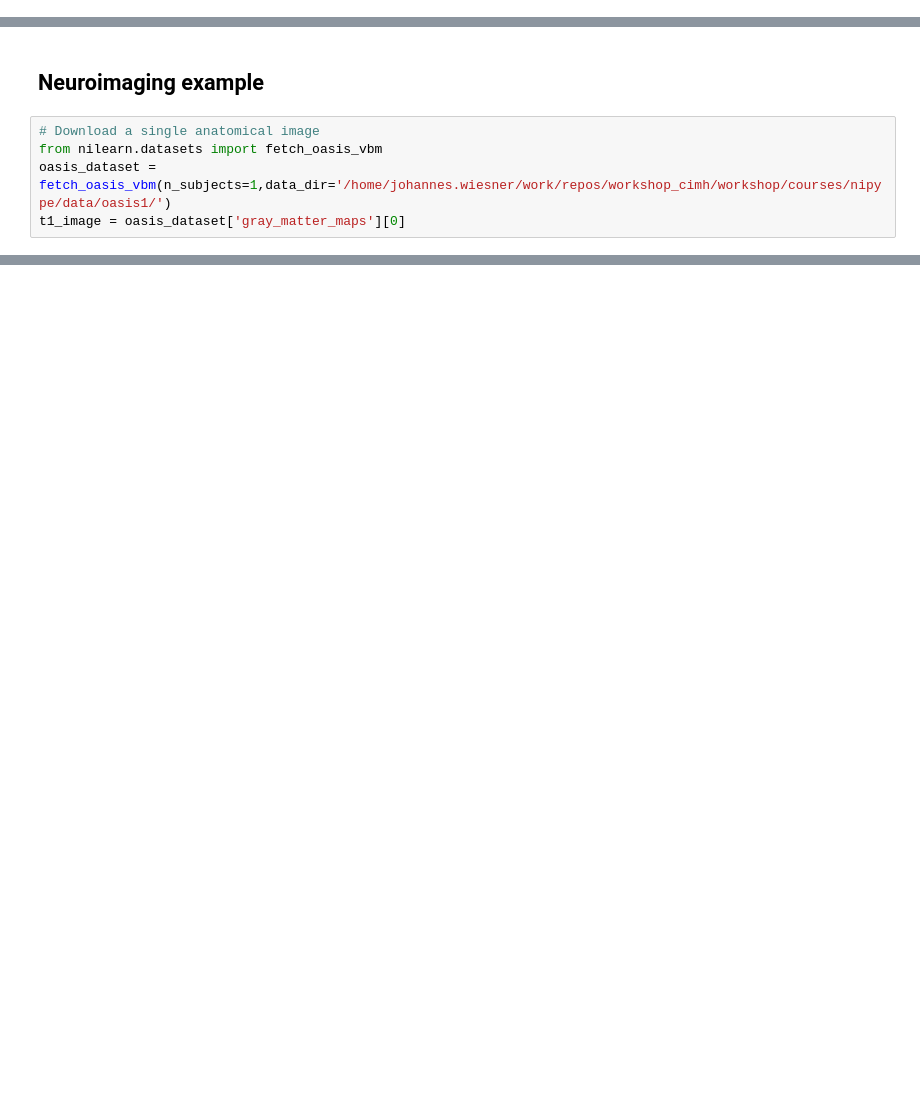
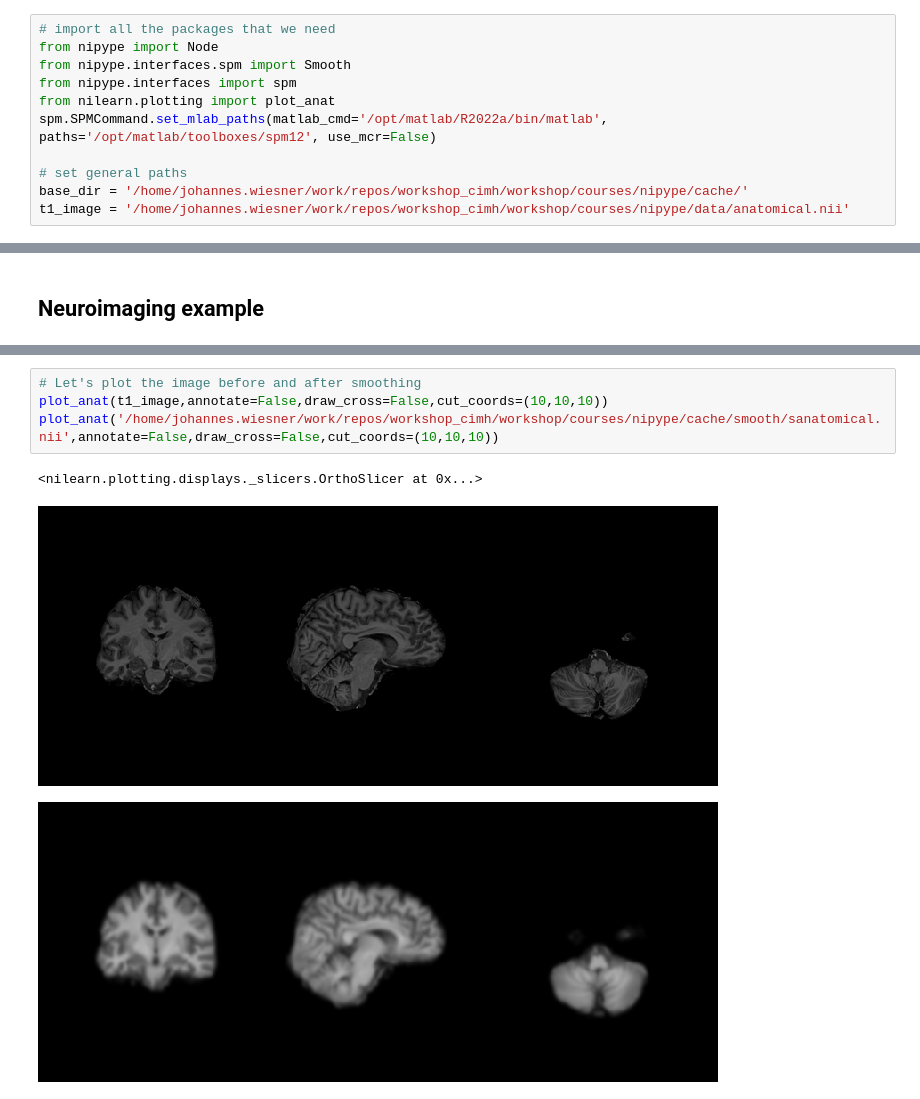
Before and after one commit to JohannesWiesner/workshop_cimh, a Jupyter notebook: _sources/courses/nipype/code/nipype_2_introduction.ipynb, the cells around one changed output, grey strips where cells are left out. Drawn from its saved outputs; the diff is of its cells as text; blank space fills up the shorter version.

```diff
--- a/_sources/courses/nipype/code/nipype_2_introduction.ipynb
+++ b/_sources/courses/nipype/code/nipype_2_introduction.ipynb
@@ -2,0 +5,11 @@
+# %%
+# import all the packages that we need
+from nipype import Node
+from nipype.interfaces.spm import Smooth
+from nipype.interfaces import spm
+from nilearn.plotting import plot_anat
+spm.SPMCommand.set_mlab_paths(matlab_cmd='/opt/matlab/R2022a/bin/matlab', paths='/opt/matlab/toolboxes/spm12', use_mcr=False)
+
+# set general paths
+base_dir = '/home/johannes.wiesner/work/repos/workshop_cimh/workshop/courses/nipype/cache/'
+t1_image = '/home/johannes.wiesner/work/repos/workshop_cimh/workshop/courses/nipype/data/anatomical.nii'
@@ -3,8 +18,3 @@
 # %% [markdown]
 ## Neuroimaging example
-# %%
-# Download a single anatomical image
-from nilearn.datasets import fetch_oasis_vbm
-oasis_dataset = fetch_oasis_vbm(n_subjects=1,data_dir='/home/johannes.wiesner/work/repos/workshop_cimh/workshop/courses/nipype/data/oasis1/')
-t1_image = oasis_dataset['gray_matter_maps'][0]
 # %%
@@ -33,0 +36,8 @@ TraitError: Each element of the 'in_files' trait of a SmoothInputSpec instance m
+# %%
+# Let's plot the image before and after smoothing
+plot_anat(t1_image,annotate=False,draw_cross=False,cut_coords=(10,10,10))
+plot_anat('/home/johannes.wiesner/work/repos/workshop_cimh/workshop/courses/nipype/cache/smooth/sanatomical.nii',annotate=False,draw_cross=False,cut_coords=(10,10,10))
+# %% [output]
+<nilearn.plotting.displays._slicers.OrthoSlicer at 0x...>
+[figure, added]
+[figure, added]
```
Also changed, not shown: parts of 3 cells of this notebook, 4 other files.
